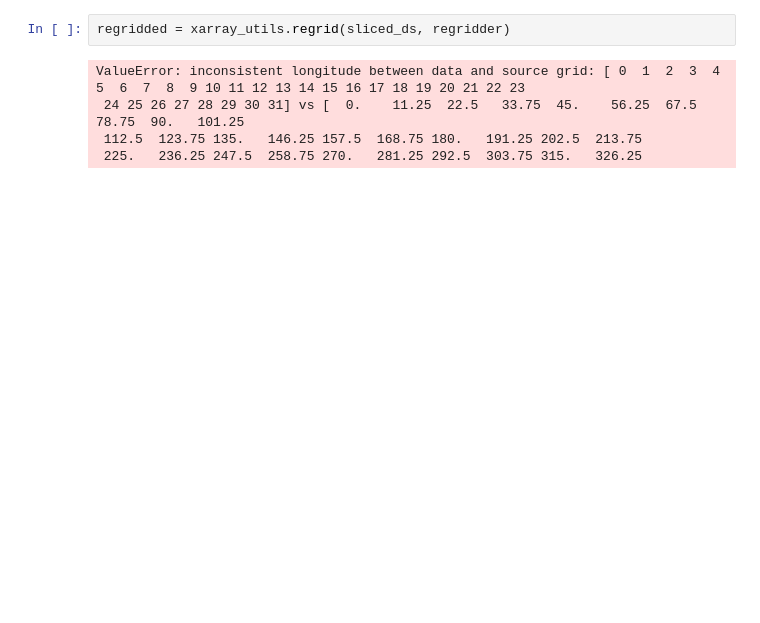
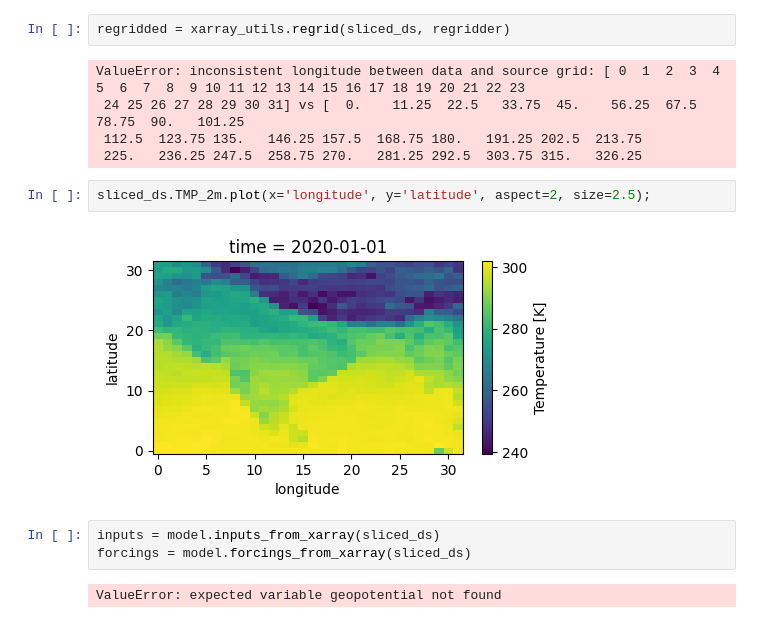
Before and after one commit to SaptarishiD/BharatBench, a Jupyter notebook: eda.ipynb, the cells around one changed output. Cells and saved outputs as stored; diff of their text form; blank space fills up the shorter version.

```diff
--- a/eda.ipynb
+++ b/eda.ipynb
@@ -120,3 +195,12 @@ ValueError: inconsistent longitude between data and source grid: [ 0  1  2  3  4
  24 25 26 27 28 29 30 31] vs [  0.    11.25  22.5   33.75  45.    56.25  67.5   78.75  90.   101.25
  112.5  123.75 135.   146.25 157.5  168.75 180.   191.25 202.5  213.75
  225.   236.25 247.5  258.75 270.   281.25 292.5  303.75 315.   326.25
+# %%
+sliced_ds.TMP_2m.plot(x='longitude', y='latitude', aspect=2, size=2.5);
+# %% [output]
+[figure, added]
+# %%
+inputs = model.inputs_from_xarray(sliced_ds)
+forcings = model.forcings_from_xarray(sliced_ds)
+# %% [output]
+ValueError: expected variable geopotential not found
```
Also changed, not shown: parts of 16 cells of this notebook.
